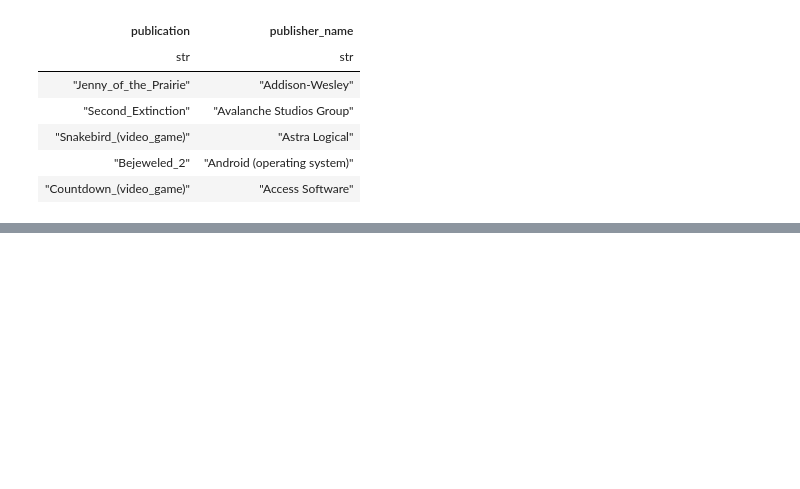
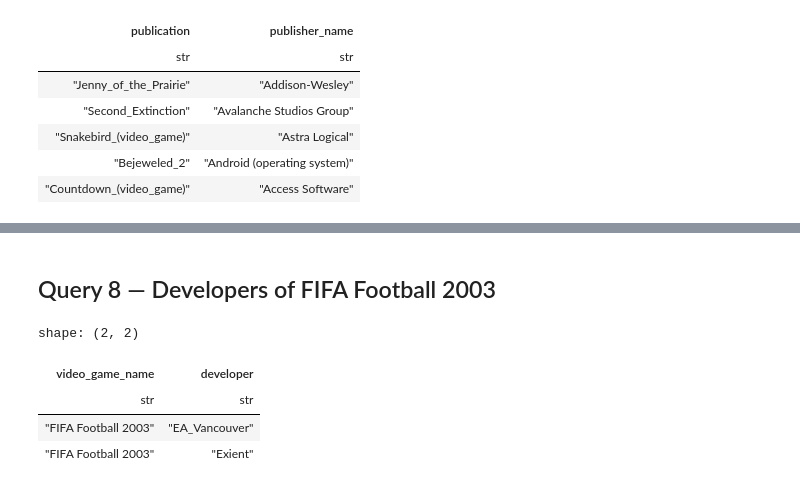
Before and after one commit to dusanparipovic/software-architecture-for-controlling-smart-grids, a Jupyter notebook: additional-queries/dbpedia/dbpedia.ipynb, the cells around one changed output, grey strips where cells are left out. Drawn from its saved outputs; the diff is of its cells as text; code cells hidden in the pictures; blank space fills up the shorter version.

```diff
--- a/additional-queries/dbpedia/dbpedia.ipynb
+++ b/additional-queries/dbpedia/dbpedia.ipynb
@@ -209,0 +304,24 @@ shape: (5, 2)
+# %% [markdown]
+## Query 8 — Developers of FIFA Football 2003
+# %%
+SAMPLE_QUERY_EIGHT = """
+PREFIX dbo: <http://dbpedia.org/ontology/>
+PREFIX rdfs: <http://www.w3.org/2000/01/rdf-schema#>
+SELECT DISTINCT ?video_game_name ?developer WHERE {
+  ?video_game a dbo:VideoGame ;
+              dbo:developer ?developer ;
+              rdfs:label ?video_game_name .
+  FILTER (lang(?video_game_name) = "en")
+  FILTER (STRSTARTS(LCASE(?video_game_name), "fifa football 2003"))
+}
+GROUP BY ?video_game_name
+ORDER BY ?video_game_name ?developer
+LIMIT 10
+"""
+show_last_part_of_url(run_sparql(SAMPLE_QUERY_EIGHT))
+# %% [output]
+shape: (2, 2)
+| video_game_name | developer |
+| str | str |
+| "FIFA Football 2003" | "EA_Vancouver" |
+| "FIFA Football 2003" | "Exient" |
```
Also changed, not shown: parts of 20 cells of this notebook, 4 other files.
